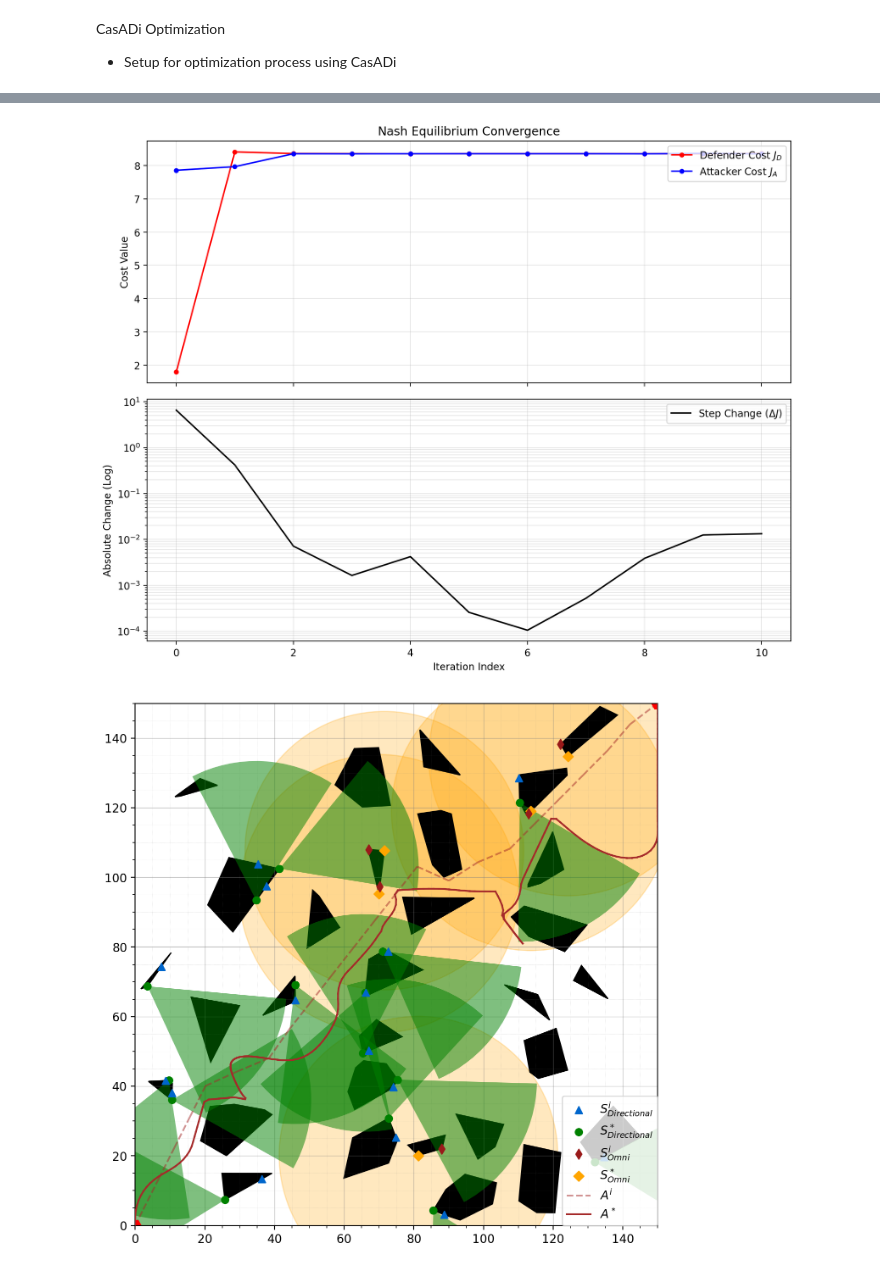
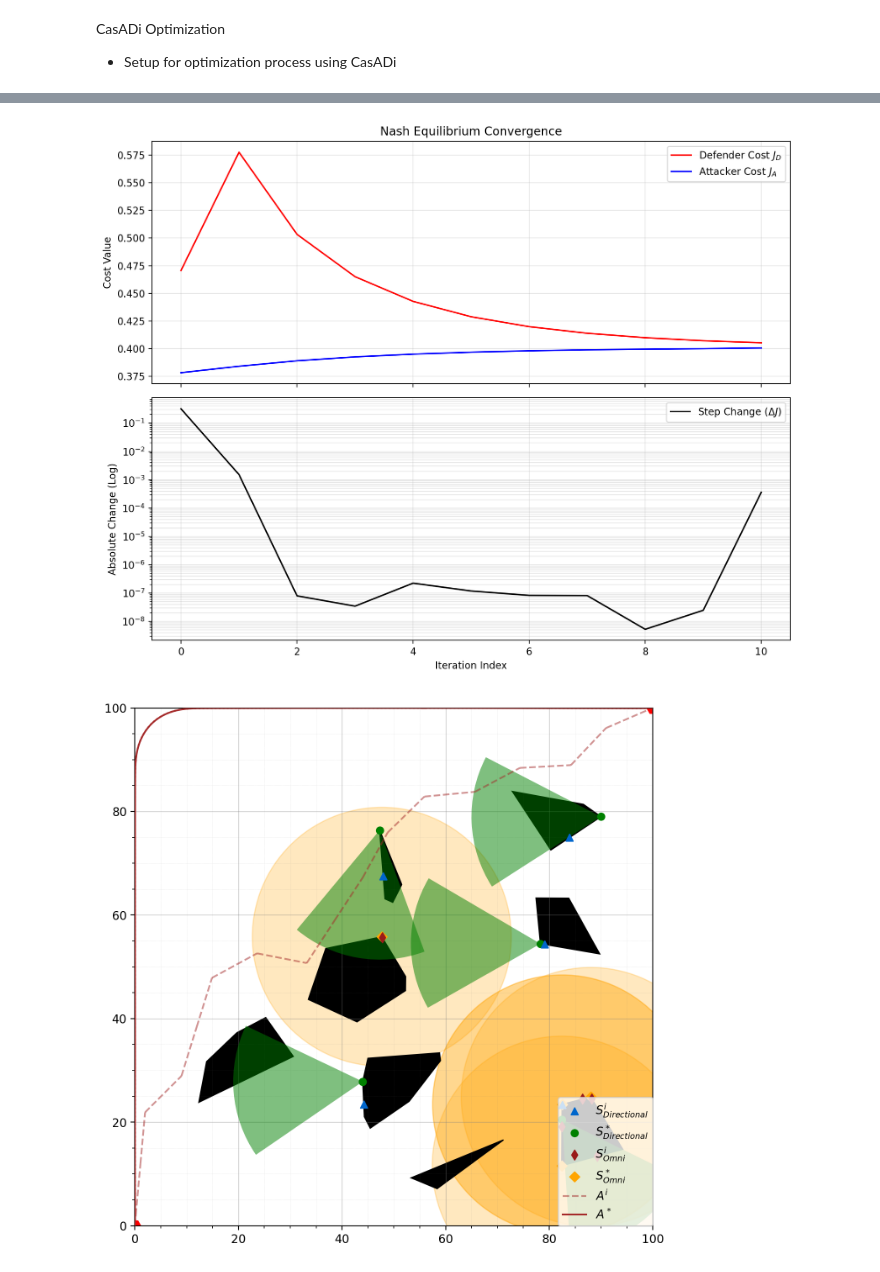
Before and after one commit to jeffersonkim97/Defender_Strategy, a Jupyter notebook: script/attacker_defender_game_iterative.ipynb, the cells around one changed output, grey strips where cells are left out. Saved outputs shown, nothing was run; the diff lists cells and outputs as text; code cells hidden in the pictures.

```diff
--- a/script/attacker_defender_game_iterative.ipynb
+++ b/script/attacker_defender_game_iterative.ipynb
@@ -53,13 +53,13 @@ now = datetime.now()
 timestamp = now.strftime("%Y%m%d_%H%M%S")
 # %%
 # General Setup of World Parameter288
-map_size = (150, 150)
-num_buildings = 30
-num_direc_sensor = 15
+map_size = (100, 100)
+num_buildings = 8
+num_direc_sensor = 5
 num_omni_sensor = 5
 num_sensors = num_direc_sensor + num_omni_sensor
 fov_half_rad = np.deg2rad(30)
-max_range = 40
+max_range = 25
 panspeed_range = (np.deg2rad(-10), np.deg2rad(10))
 cam_period = 200
 cam_increment = 0.2
@@ -67,9 +67,11 @@ cam_increment = 0.2
 # rng_seed = 284 # This value osciliates
 # rng_seed = 178
 # rng_seed = 283 # Another oscilation
-rng_seed = rn.randint(1, 10000)
+# rng_seed = rn.randint(1, 10000)
 # rng_seed = 111 766
 # rng_seed = 475
 # rng_seed = 786
+# rng_seed = 5942 # << another good good
+rng_seed = 4134 # << This was GOOOD
 print(rng_seed)
 # %% [output]
@@ -105,7 +107,7 @@ visualize_map_at_time(map_in, cam_dict, t=0, sensor_alpha=0.5)
 # %%
 # Setup for Attacker Strategy: STP-RRT*
 x0 = [0, 0, 0]
-xf = [150, 150, 360]
+xf = [100, 100, 360]
 vmax = 10
 
 stp_rrt_setup = {}
@@ -822,7 +824,7 @@ def optimize_attacker(S_fixed, S_star, N=1000):
     # Build a numeric time vector for export / animation
     t_opt_num = np.linspace(start_time, start_time + T_opt, N+1)
     A_star = np.vstack((x_a_opt.T, y_a_opt.T, t_opt_num.T))
-    return A_star #, sol_a
+    return A_star, sol_a
 # %%
 ############################################
 # --- Attacker-Defender Iteratoin Setup ---
@@ -937,22 +938,24 @@ for attacker_defender_iter in range(max_iters):
 
     # Defender cost
     J_def_k = C_AS(A_prev, S_star)
-    val_def = float(sol_d.value(J_def_k))
+    log_sum_def = float(sol_d.value(J_def_k))
+    val_def = 1.0 - np.exp(-log_sum_def)
     defender_cost_history.append(val_def)
 
     #####################################################################
     # --- Optimize attacker strategy given fixed defender strategy ---
     #####################################################################
     try:
-        # A_star, sol_a = optimize_attacker(S_fixed=S_prev, S_star=S_star, N=N_attk)
-        A_star = optimize_attacker(S_fixed=S_prev, S_star=S_star, N=N_attk)
+        A_star, sol_a = optimize_attacker(S_fixed=S_prev, S_star=S_star, N=N_attk)
+        # A_star = optimize_attacker(S_fixed=S_prev, S_star=S_star, N=N_attk)
     except RuntimeError as e:
         print('Magos, this machine spirit is tainted:', e)
         continue
 
     #  Attacker cost
     J_att_k = C_AS(A_star, S_prev, eps=1e-9)
-    val_att = float(sol_d.value(J_att_k))
+    log_sum_att = float(sol_a.value(J_att_k))
+    val_att = 1.0 - np.exp(-log_sum_att)
     attacker_cost_history.append(val_att)
 
     alpha_history.append(alpha_star.copy())
@@ -964,7 +967,8 @@ for attacker_defender_iter in range(max_iters):
     #####################################################################
     # Total cost at given end of iteration
     J_total_k = C_AS(A_star, S_star)
-    val_total = float(sol_d.value(J_total_k))
+    log_sum_total = float(sol_d.value(J_total_k))
+    val_total = 1.0 - np.exp(-log_sum_total)
     payoff_history.append(val_total)
 
     ######################################################################
@@ -1040,8 +1044,14 @@ for attacker_defender_iter in range(max_iters):
     #     prev_total_cost = current_total_cost
 
     # Update A_prev, S_prev
-    A_prev = A_star.copy()
-    S_prev = S_star.copy()
+    # A_prev = A_star.copy()
+    # S_prev = S_star.copy()
+    eta = 0.3
+    if attacker_defender_iter == 0:
+        x_interp, y_interp, t_interp = interpolate_rrt_path_preserve_speed(path, N_attk+1)
+        A_prev = np.vstack((x_interp, y_interp, t_interp))
+    A_prev = (1 - eta) * A_prev + eta * A_star
+    S_prev = (1 - eta) * S_prev + eta * S_star
 
     # for debugging
     if debug:
@@ -1119,9 +1129,9 @@ fig, (ax1, ax2) = plt.subplots(2, 1, figsize=(10, 8), dpi=200, sharex=True)
 # ax1.plot(iteration[1:], defender_cost_history[1:], '-o', color='red', label=r'Defender Cost $J_D$', markersize=4)
 # ax1.plot(iteration[1:], attacker_cost_history[1:], '-o', color='blue', label=r'Attacker Cost $J_A$', markersize=4)
 attacker_cost_history_copy = attacker_cost_history.copy()
-attacker_cost_history_copy[0] = 1+attacker_cost_history[0]
-ax1.plot(iteration, defender_cost_history, '-o', color='red', label=r'Defender Cost $J_D$', markersize=4)
-ax1.plot(iteration, attacker_cost_history_copy, '-o', color='blue', label=r'Attacker Cost $J_A$', markersize=4)
+# attacker_cost_history_copy[0] = 1+attacker_cost_history[0]
+ax1.plot(iteration, defender_cost_history, '-', color='red', label=r'Defender Cost $J_D$', markersize=4)
+ax1.plot(iteration, attacker_cost_history_copy, '-', color='blue', label=r'Attacker Cost $J_A$', markersize=4)
 ax1.set_ylabel('Cost Value')
 ax1.grid(True, which='both', alpha=0.3)
 ax1.legend(loc='upper right')
@@ -1141,7 +1151,7 @@ plt.tight_layout()
 if do_we_save_this:
     fig.savefig('image/AD_Game/'+timestamp+'_Local_NE_Convergence.png', dpi=300, bbox_inches='tight')
 # %% [output]
-[figure, old version]
+[figure, new version]
 # %%
 plot_graph = True
 
@@ -1221,7 +1231,7 @@ if plot_graph:
         # Omnidirectional sensors
         ox = np.array(def_optimal_x[num_direc_sensor:num_direc_sensor+num_omni_sensor], dtype=float)
         oy = np.array(def_optimal_y[num_direc_sensor:num_direc_sensor+num_omni_sensor], dtype=float)
-        spec_omni = cam_dict['omnidirectional']["spec"]
+        spec_omni = cam_dict['directional']["spec"]
         fov_half_omni = float(spec["fov"][0])                                 # radians
         fov_range_omni = float(spec["fov"][1])                                # map units
         ax.scatter(ox, oy, s=36, c='orange', marker='D', zorder=3, label=r"$S^*_{Omni}$")
@@ -1271,31 +1281,31 @@ if plot_graph:
         p0y = att_optimal_y[pi]
         p1x = att_optimal_x[pi+1]
         p1y = att_optimal_y[pi+1]
         lbl = r"$A^*$" if pi == 0 else None
         ax.plot([p0x, p1x], [p0y, p1y], '-', color='brown', label=lbl, zorder=10, linewidth=1.5)
 
     # Plot Init, Goal
     ax.plot(x0[0], x0[1], 'H', c='r', markersize=10)
     ax.plot(xf[0], xf[1], 'H', c='r', markersize=10)
 
     ax.set_xlim(xmin, xmax)
     ax.set_ylim(ymin, ymax)
     ax.set_aspect("equal", adjustable="box")
 
     # --- Grid Configuration ---
     ax.minorticks_on()  # Enable the minor tick marks
     # Major grid lines
     ax.grid(which='major', linestyle='-', linewidth='0.5', color='gray', alpha=0.5)
     # Minor grid lines
     ax.grid(which='minor', linestyle=':', linewidth='0.3', color='gray', alpha=0.3)
     # --- Legend Configuration ---
     ax.legend(loc='lower right', borderaxespad=0.)
     # --- Title ---
     num_iter_required = len(defender_cost_history)
     # ax.set_title(str(num_iter_required)+f'-iteration AD Optimization with Total Cost: {val_total:.4f}')
 
     # Save as a high-resolution PNG for reports
     if do_we_save_this:
         fig.savefig('image/AD_Game/'+timestamp+'_alternating_AD_Optimization_Result.png', dpi=300, bbox_inches='tight')
 # %% [output]
-[figure, old version]
+[figure, new version]
```
Also changed, not shown: parts of 9 cells of this notebook, 45 other files.
